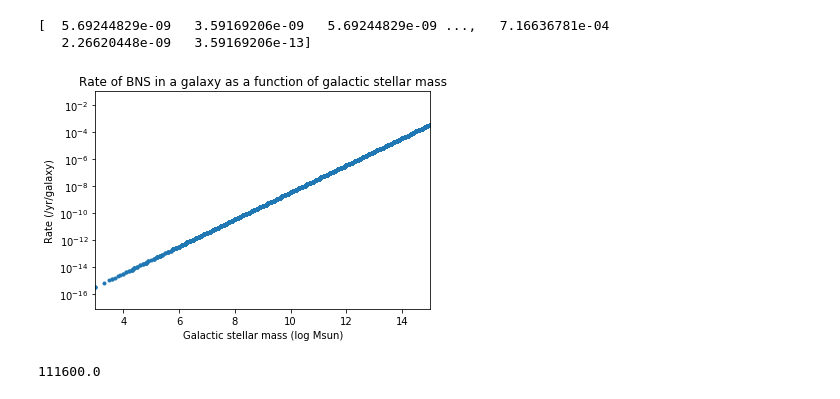
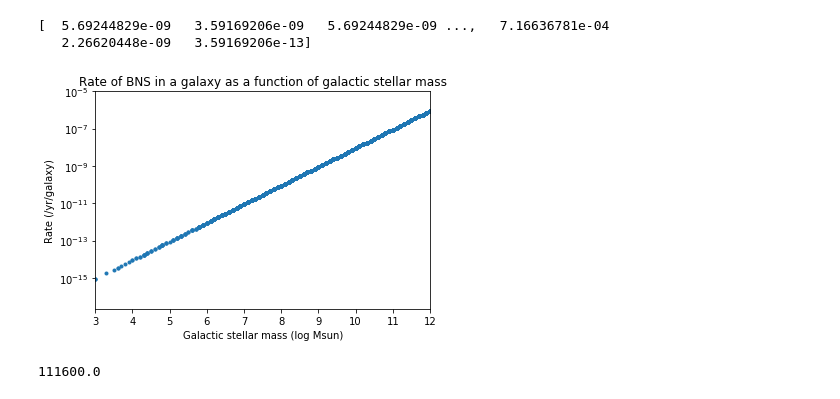
Before and after one commit to kperezsa/BNS-MergerRates, a Jupyter notebook: 200mpcMaps.ipynb, the cells around one changed output. Saved outputs shown, nothing was run; the diff lists cells and outputs as text; code cells hidden in the pictures.

```diff
--- a/200mpcMaps.ipynb
+++ b/200mpcMaps.ipynb
@@ -94,16 +94,16 @@ print(rateArray)
 # %%
 fig=plt.figure()
 ax=fig.add_subplot(111)
 ax.plot(mass,rateArray,'.')
 ax.set_title("Rate of BNS in a galaxy as a function of galactic stellar mass")
 ax.set_yscale('log')
 ax.set_xlabel('Galactic stellar mass (log Msun)')
 ax.set_ylabel('Rate (/yr/galaxy)')
-ax.set_xlim((3,15))
-ax.set_ylim((0,10**(-1)))
+ax.set_xlim((3,12))
+ax.set_ylim((0,10**(-5)))
 plt.show()
 # %% [output]
-[figure, old version]
+[figure, new version]
 # %%
 #Stellar masses of ultra-faint dwarf galaxies with high resolution spectroscopy analysis.
 
```
Also changed, not shown: parts of 6 cells of this notebook.
